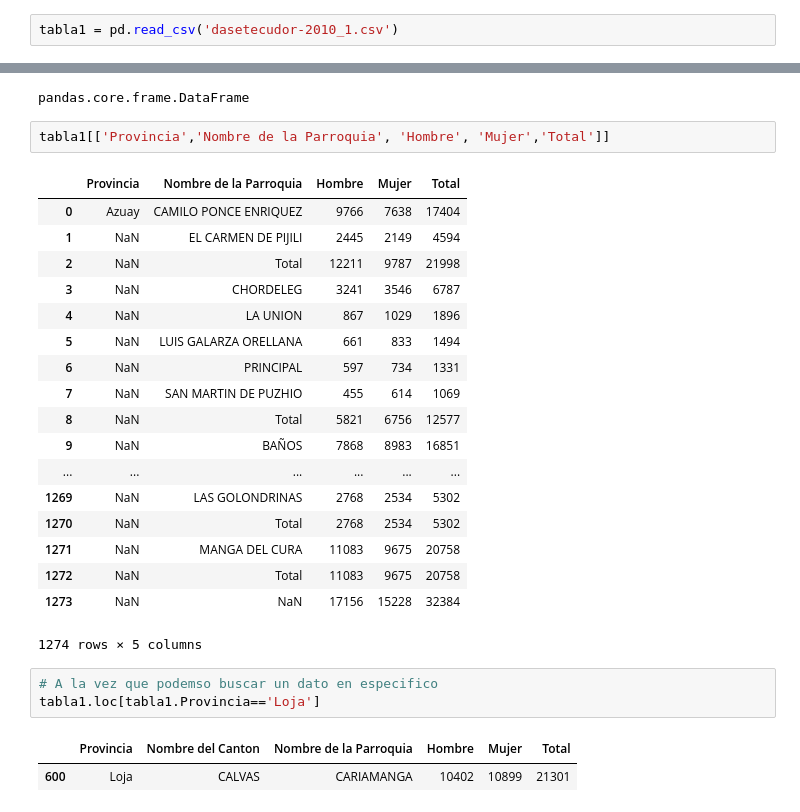
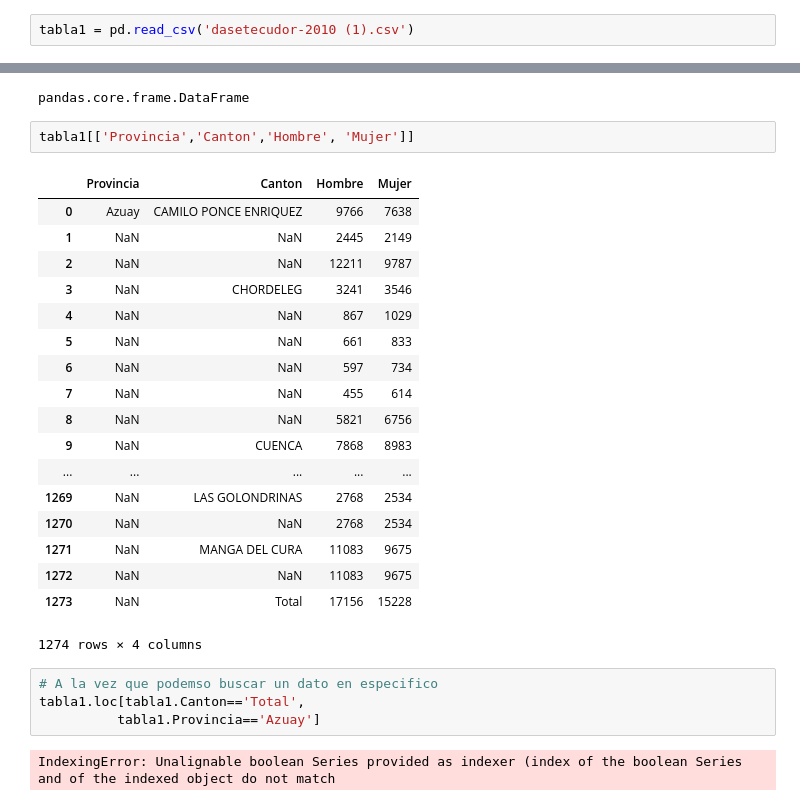
Before and after one commit to programacion-taw-utpl-001/trabajo-final-primer-bimestre-final-012, a Jupyter notebook: proyecto final/Untitled1.ipynb, the cells around one changed output, grey strips where cells are left out. Saved outputs shown, nothing was run; the diff lists cells and outputs as text.

Commit message:
correcion de errores

```diff
--- a/proyecto final/Untitled1.ipynb
+++ b/proyecto final/Untitled1.ipynb
@@ -31,33 +29,33 @@ Index(['Provincia', 'Nombre del Canton', 'Nombre de la Parroquia', 'Hombre',
 # %%
-tabla1 = pd.read_csv('dasetecudor-2010_1.csv')
+tabla1 = pd.read_csv('dasetecudor-2010 (1).csv')
 # %%
 type(tabla1)
 # %% [output]
 pandas.core.frame.DataFrame
 # %%
-tabla1[['Provincia','Nombre de la Parroquia', 'Hombre', 'Mujer','Total']]
+tabla1[['Provincia','Canton','Hombre', 'Mujer']]
 # %% [output]
-|  | Provincia | Nombre de la Parroquia | Hombre | Mujer | Total |
-| 0 | Azuay | CAMILO PONCE ENRIQUEZ | 9766 | 7638 | 17404 |
-| 1 | NaN | EL CARMEN DE PIJILI | 2445 | 2149 | 4594 |
-| 2 | NaN | Total | 12211 | 9787 | 21998 |
-| 3 | NaN | CHORDELEG | 3241 | 3546 | 6787 |
-| 4 | NaN | LA UNION | 867 | 1029 | 1896 |
-| 5 | NaN | LUIS GALARZA ORELLANA | 661 | 833 | 1494 |
-| 6 | NaN | PRINCIPAL | 597 | 734 | 1331 |
-| 7 | NaN | SAN MARTIN DE PUZHIO | 455 | 614 | 1069 |
-| 8 | NaN | Total | 5821 | 6756 | 12577 |
-| 9 | NaN | BAÑOS | 7868 | 8983 | 16851 |
-| ... | ... | ... | ... | ... | ... |
-| 1269 | NaN | LAS GOLONDRINAS | 2768 | 2534 | 5302 |
-| 1270 | NaN | Total | 2768 | 2534 | 5302 |
-| 1271 | NaN | MANGA DEL CURA | 11083 | 9675 | 20758 |
-| 1272 | NaN | Total | 11083 | 9675 | 20758 |
-| 1273 | NaN | NaN | 17156 | 15228 | 32384 |
+|  | Provincia | Canton | Hombre | Mujer |
+| 0 | Azuay | CAMILO PONCE ENRIQUEZ | 9766 | 7638 |
+| 1 | NaN | NaN | 2445 | 2149 |
+| 2 | NaN | NaN | 12211 | 9787 |
+| 3 | NaN | CHORDELEG | 3241 | 3546 |
+| 4 | NaN | NaN | 867 | 1029 |
+| 5 | NaN | NaN | 661 | 833 |
+| 6 | NaN | NaN | 597 | 734 |
+| 7 | NaN | NaN | 455 | 614 |
+| 8 | NaN | NaN | 5821 | 6756 |
+| 9 | NaN | CUENCA | 7868 | 8983 |
+| ... | ... | ... | ... | ... |
+| 1269 | NaN | LAS GOLONDRINAS | 2768 | 2534 |
+| 1270 | NaN | NaN | 2768 | 2534 |
+| 1271 | NaN | MANGA DEL CURA | 11083 | 9675 |
+| 1272 | NaN | NaN | 11083 | 9675 |
+| 1273 | NaN | Total | 17156 | 15228 |
-1274 rows × 5 columns
+1274 rows × 4 columns
 # %%
 # A la vez que podemso buscar un dato en especifico
-tabla1.loc[tabla1.Provincia=='Loja']
+tabla1.loc[tabla1.Canton=='Total',
+          tabla1.Provincia=='Azuay']
 # %% [output]
-|  | Provincia | Nombre del Canton | Nombre de la Parroquia | Hombre | Mujer | Total |
-| 600 | Loja | CALVAS | CARIAMANGA | 10402 | 10899 | 21301 |
+IndexingError: Unalignable boolean Series provided as indexer (index of the boolean Series and of the indexed object do not match
```
Also changed, not shown: parts of 5 cells of this notebook, 4 other files.
